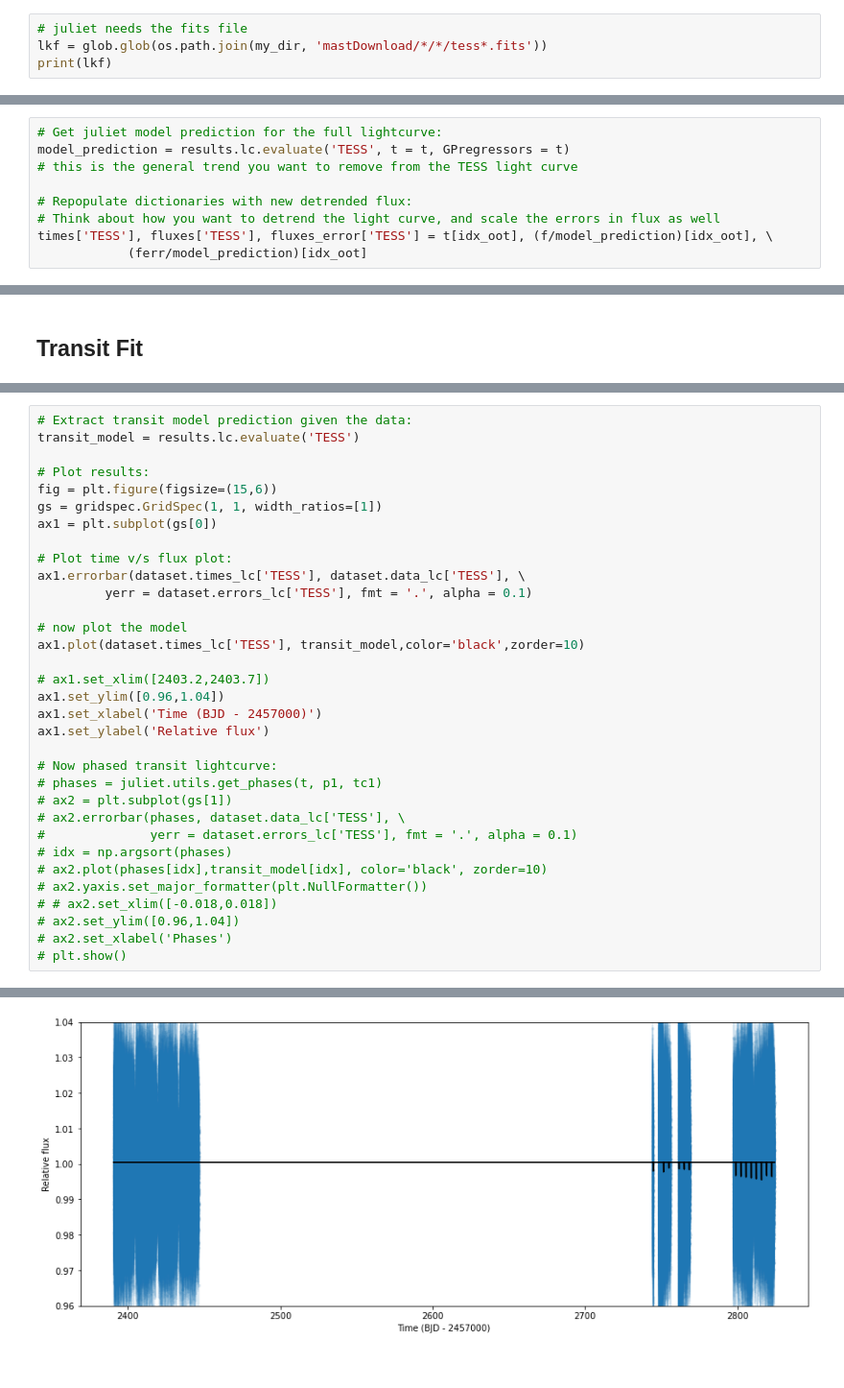
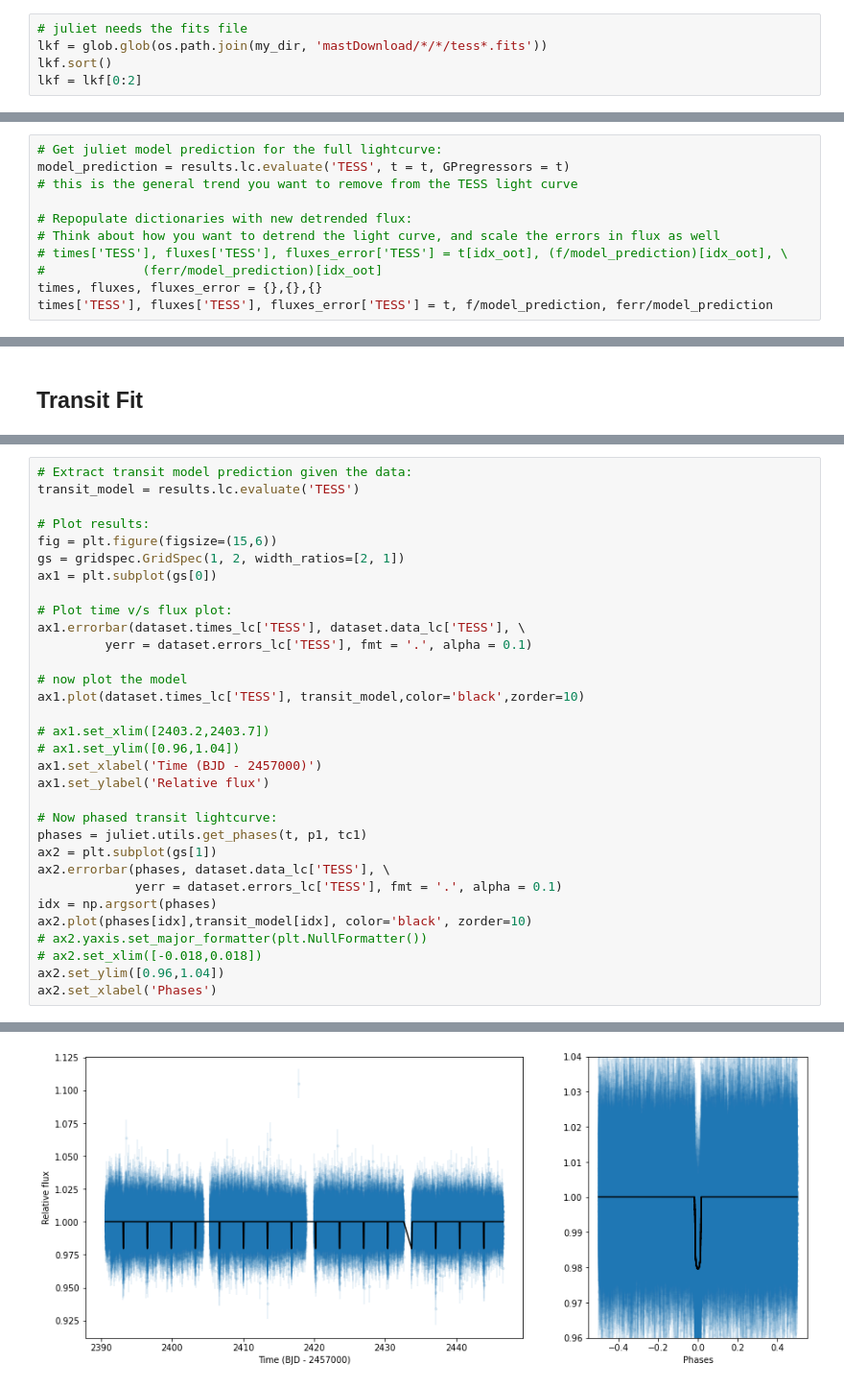
Before and after one commit to Lukeli0425/Exoplanet-Fit, a Jupyter notebook: transit_fit_4439_TESS.ipynb, the cells around one changed output, grey strips where cells are left out. Shown: that part at 96% size. Cells and saved outputs as stored; diff of their text form.

```diff
--- a/transit_fit_4439_TESS.ipynb
+++ b/transit_fit_4439_TESS.ipynb
@@ -55,4 +54,5 @@ lkf = lkfile.download_all(download_dir=my_dir)
 # %%
 # juliet needs the fits file
 lkf = glob.glob(os.path.join(my_dir, 'mastDownload/*/*/tess*.fits'))
-print(lkf)
+lkf.sort()
+lkf = lkf[0:2]
@@ -126,5 +124,7 @@ model_prediction = results.lc.evaluate('TESS', t = t, GPregressors = t)
 
 # Repopulate dictionaries with new detrended flux:
 # Think about how you want to detrend the light curve, and scale the errors in flux as well
-times['TESS'], fluxes['TESS'], fluxes_error['TESS'] = t[idx_oot], (f/model_prediction)[idx_oot], \
-            (ferr/model_prediction)[idx_oot]
+# times['TESS'], fluxes['TESS'], fluxes_error['TESS'] = t[idx_oot], (f/model_prediction)[idx_oot], \
+#             (ferr/model_prediction)[idx_oot]
+times, fluxes, fluxes_error = {},{},{}
+times['TESS'], fluxes['TESS'], fluxes_error['TESS'] = t, f/model_prediction, ferr/model_prediction
@@ -148,7 +151,7 @@ transit_model = results.lc.evaluate('TESS')
 
 # Plot results:
 fig = plt.figure(figsize=(15,6))
-gs = gridspec.GridSpec(1, 1, width_ratios=[1])
+gs = gridspec.GridSpec(1, 2, width_ratios=[2, 1])
 ax1 = plt.subplot(gs[0])
 
 # Plot time v/s flux plot:
@@ -159,20 +162,19 @@ ax1.errorbar(dataset.times_lc['TESS'], dataset.data_lc['TESS'], \
 ax1.plot(dataset.times_lc['TESS'], transit_model,color='black',zorder=10)
 
 # ax1.set_xlim([2403.2,2403.7])
-ax1.set_ylim([0.96,1.04])
+# ax1.set_ylim([0.96,1.04])
 ax1.set_xlabel('Time (BJD - 2457000)')
 ax1.set_ylabel('Relative flux')
 
 # Now phased transit lightcurve:
-# phases = juliet.utils.get_phases(t, p1, tc1)
-# ax2 = plt.subplot(gs[1])
-# ax2.errorbar(phases, dataset.data_lc['TESS'], \
-#              yerr = dataset.errors_lc['TESS'], fmt = '.', alpha = 0.1)
-# idx = np.argsort(phases)
-# ax2.plot(phases[idx],transit_model[idx], color='black', zorder=10)
+phases = juliet.utils.get_phases(t, p1, tc1)
+ax2 = plt.subplot(gs[1])
+ax2.errorbar(phases, dataset.data_lc['TESS'], \
+             yerr = dataset.errors_lc['TESS'], fmt = '.', alpha = 0.1)
+idx = np.argsort(phases)
+ax2.plot(phases[idx],transit_model[idx], color='black', zorder=10)
 # ax2.yaxis.set_major_formatter(plt.NullFormatter())
-# # ax2.set_xlim([-0.018,0.018])
-# ax2.set_ylim([0.96,1.04])
-# ax2.set_xlabel('Phases')
-# plt.show()
+# ax2.set_xlim([-0.018,0.018])
+ax2.set_ylim([0.96,1.04])
+ax2.set_xlabel('Phases')
 # %% [output]
@@ -180 +182 @@ Text(0, 0.5, 'Relative flux')
-[figure, old version]
+[figure, new version]
```
Also changed, not shown: parts of 10 cells of this notebook, 9 other files.
